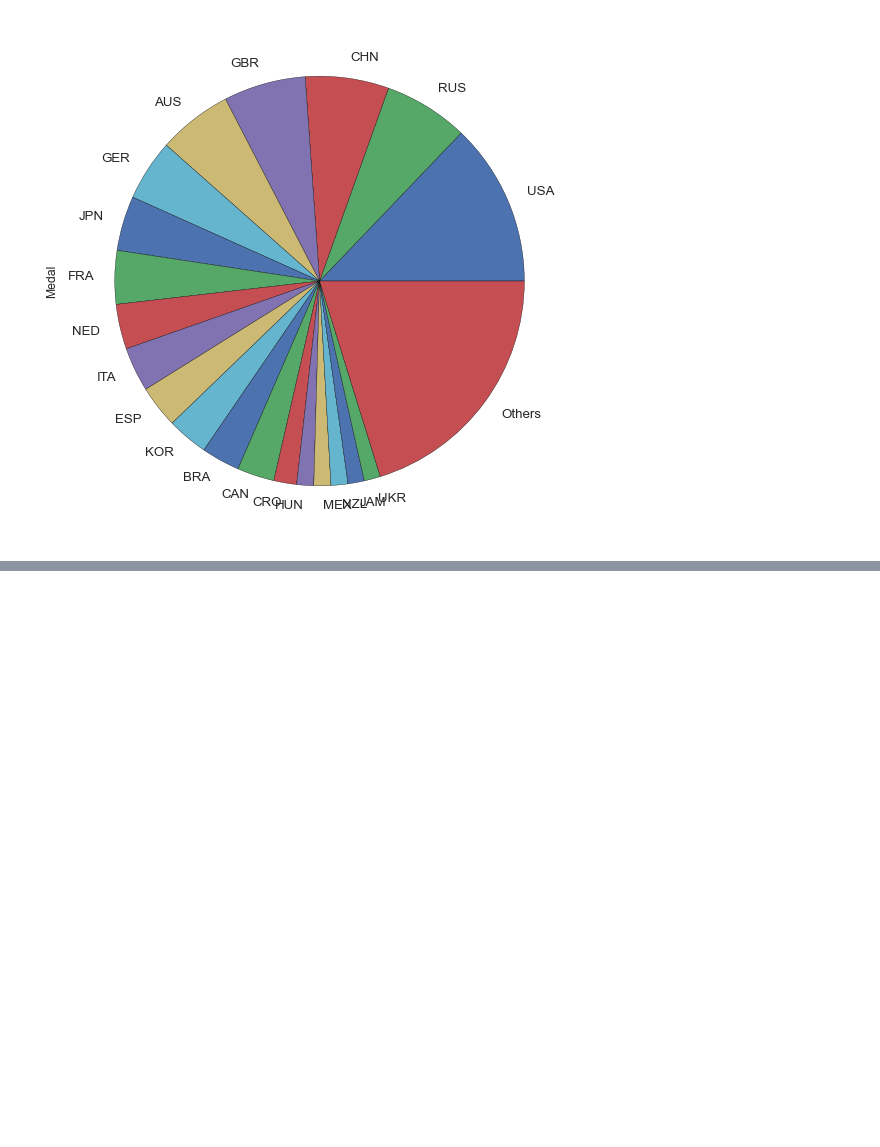
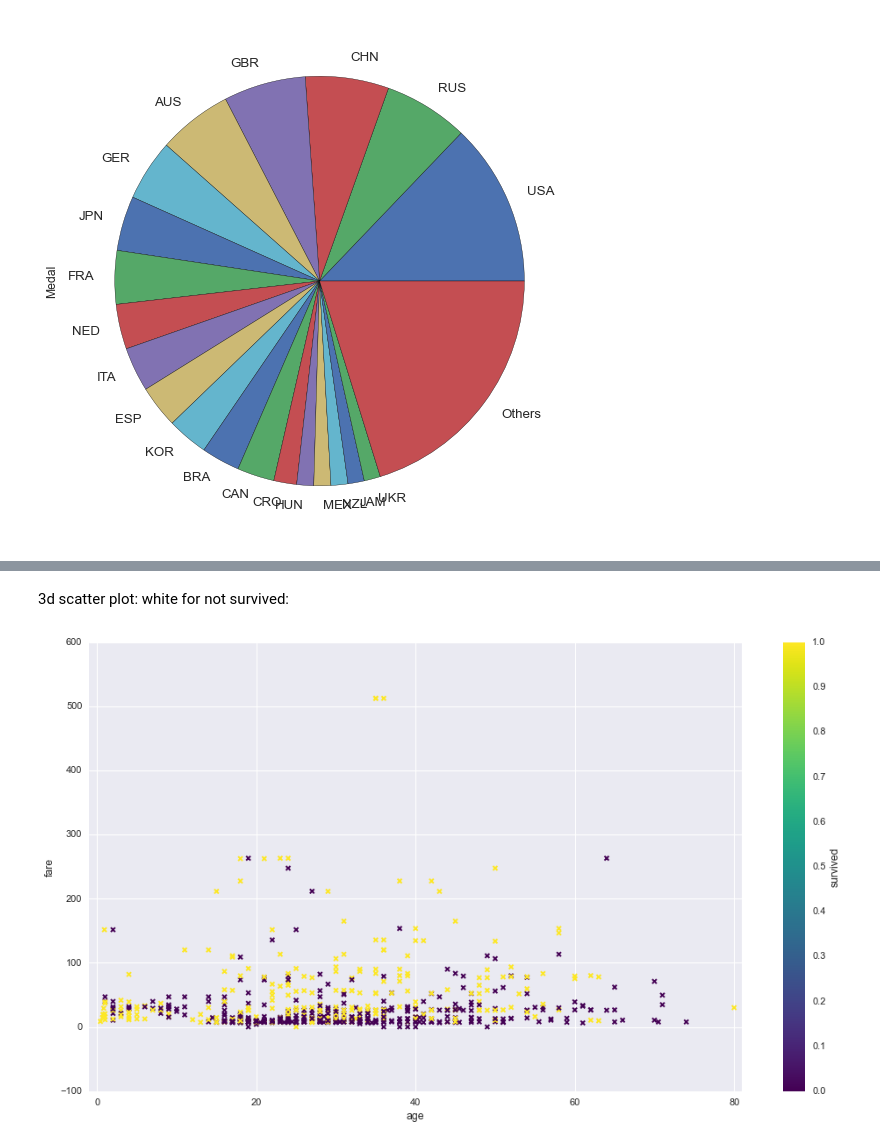
Before and after one commit to satenderlamba/Data-Science-with-Pandas, a Jupyter notebook: 1. Building Blocks/6. Visualisation with Matplotlib/Visualisation with matplotlib.ipynb, the cells around one changed output, grey strips where cells are left out. Drawn from its saved outputs; the diff is of its cells as text; code cells hidden in the pictures; blank space fills up the shorter version.

Commit message:
Scatterplots

```diff
--- a/1. Building Blocks/6. Visualisation with Matplotlib/Visualisation with matplotlib.ipynb
+++ b/1. Building Blocks/6. Visualisation with Matplotlib/Visualisation with matplotlib.ipynb
@@ -177,0 +180,3 @@ plt.show()
+# %%
+titanic = pd.read_csv('titanic.csv')
+titanic.head()
@@ -177,0 +190,7 @@ plt.show()
+# %% [markdown]
+3d scatter plot: white for not survived:
+# %%
+titanic.plot(kind = 'scatter', figsize = (15,8), x = 'age', y = 'fare', xlim = (-1,81), c = 'survived', marker = 'x', s = 20, colormap = 'viridis') # s is size
+plt.show()
+# %% [output]
+[figure, added]
```
Also changed, not shown: parts of 2 cells of this notebook.
